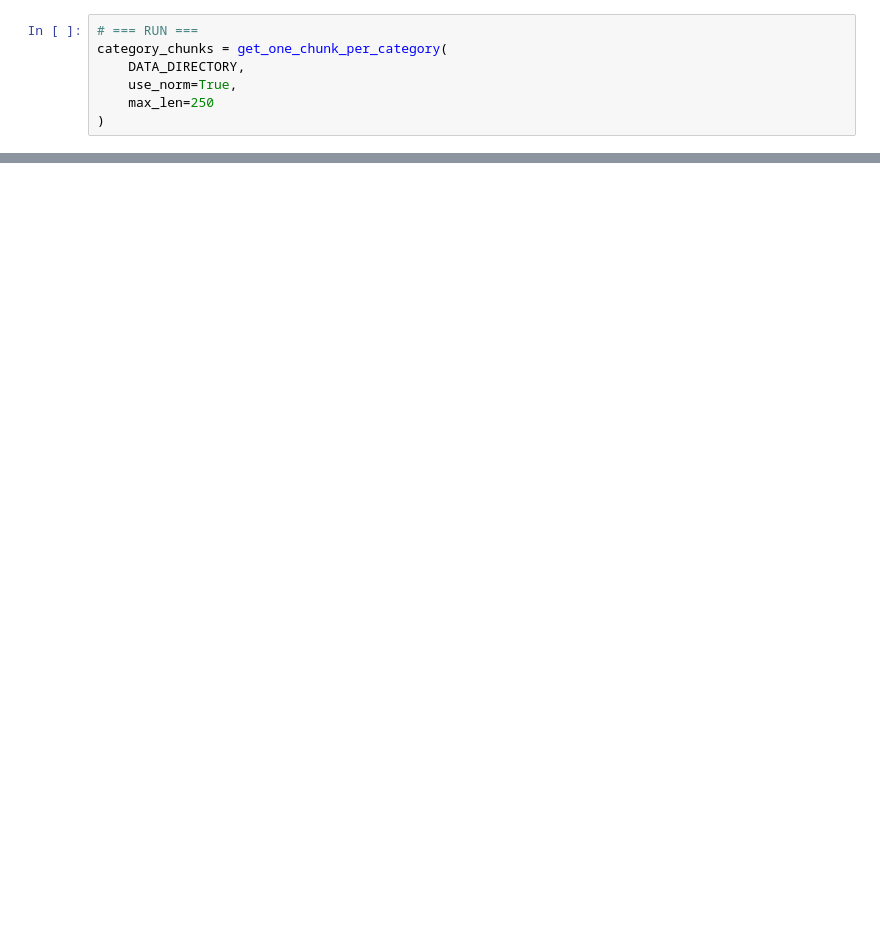
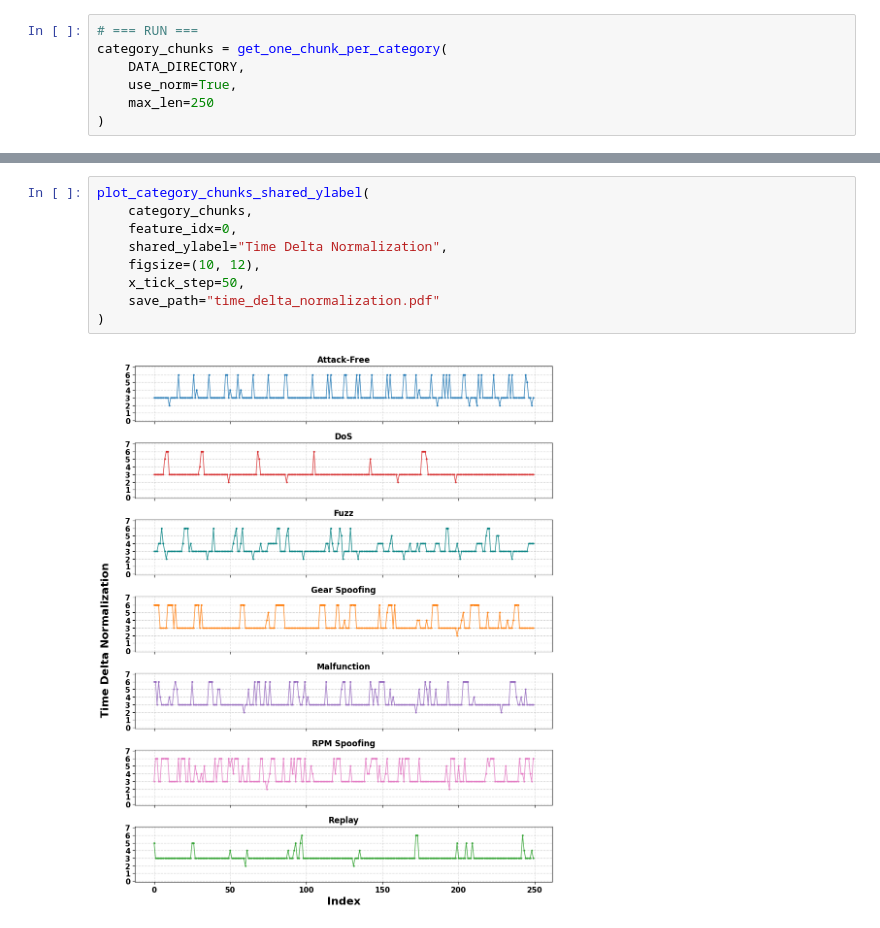
Before and after one commit to Arupreza/UIDS-II, a Jupyter notebook: SFTSrc/Data Analysis.ipynb, the cells around one changed output, grey strips where cells are left out. Drawn from its saved outputs; the diff is of its cells as text; blank space fills up the shorter version.

```diff
--- a/SFTSrc/Data Analysis.ipynb
+++ b/SFTSrc/Data Analysis.ipynb
@@ -210,0 +345,11 @@ plot_category_chunks(
+# %%
+plot_category_chunks_shared_ylabel(
+    category_chunks,
+    feature_idx=0,
+    shared_ylabel="Time Delta Normalization",
+    figsize=(10, 12),
+    x_tick_step=50,
+    save_path="time_delta_normalization.pdf"
+)
+# %% [output]
+[figure, added]
```
Also changed, not shown: parts of 6 cells of this notebook, 16 other files.
